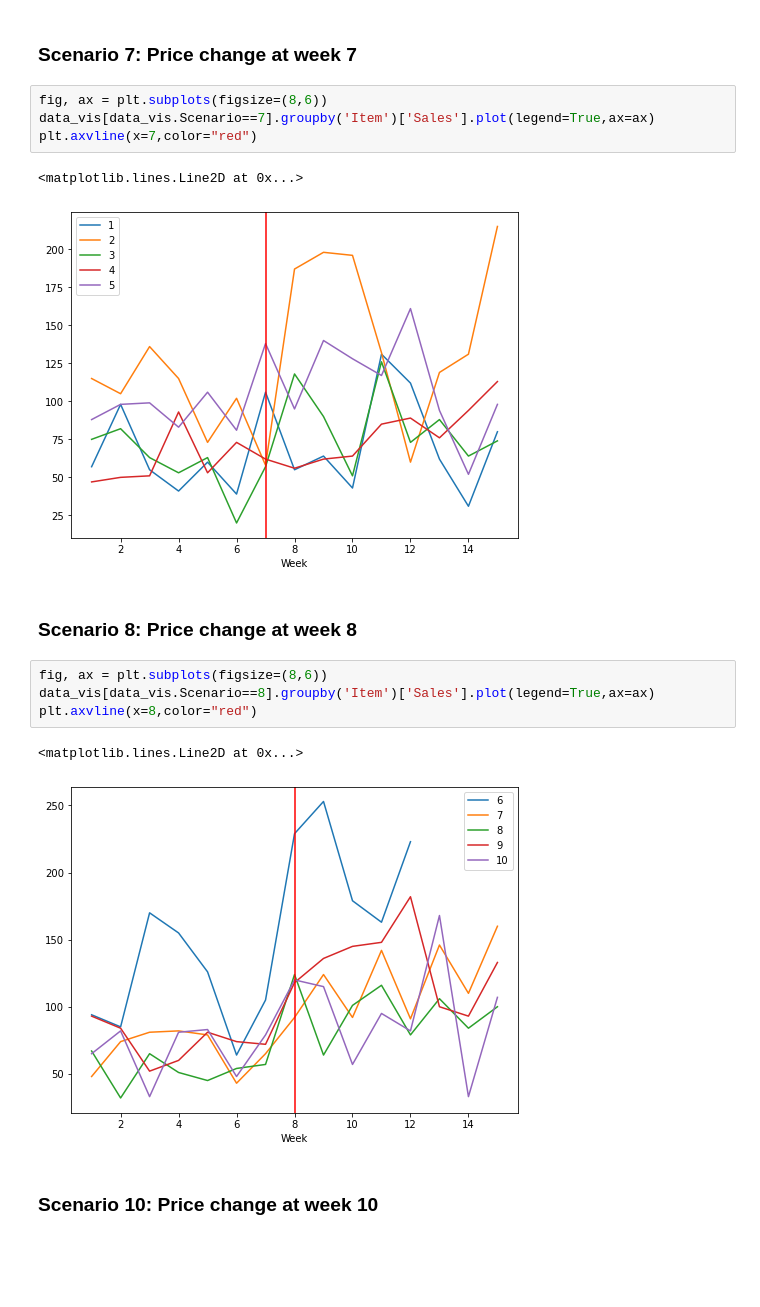
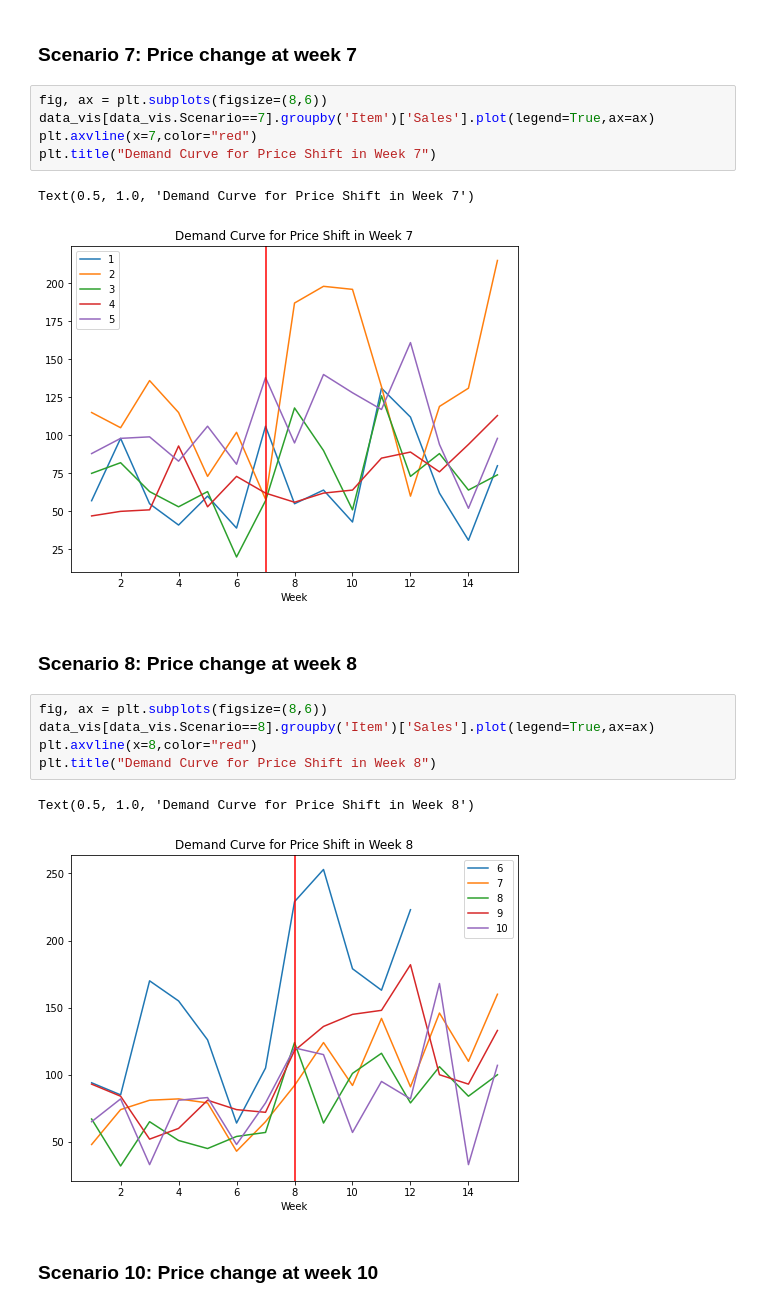
Before and after one commit to anarlewang/revenue_markdown_strategy, a Jupyter notebook: Revenue-A1-Demand-Est.ipynb, the cells around one changed output. Drawn from its saved outputs; the diff is of its cells as text; blank space fills up the shorter version.

Commit message:
Demand Estimations

```diff
--- a/Revenue-A1-Demand-Est.ipynb
+++ b/Revenue-A1-Demand-Est.ipynb
@@ -61,19 +61,21 @@ data_vis = data_input.set_index('Week')
 # %%
 fig, ax = plt.subplots(figsize=(8,6))
 data_vis[data_vis.Scenario==7].groupby('Item')['Sales'].plot(legend=True,ax=ax)
 plt.axvline(x=7,color="red")
+plt.title("Demand Curve for Price Shift in Week 7")
 # %% [output]
-<matplotlib.lines.Line2D at 0x...>
+Text(0.5, 1.0, 'Demand Curve for Price Shift in Week 7')
-[figure, old version]
+[figure, new version]
 # %% [markdown]
 ### Scenario 8: Price change at week 8
 # %%
 fig, ax = plt.subplots(figsize=(8,6))
 data_vis[data_vis.Scenario==8].groupby('Item')['Sales'].plot(legend=True,ax=ax)
 plt.axvline(x=8,color="red")
+plt.title("Demand Curve for Price Shift in Week 8")
 # %% [output]
-<matplotlib.lines.Line2D at 0x...>
+Text(0.5, 1.0, 'Demand Curve for Price Shift in Week 8')
-[figure, old version]
+[figure, new version]
 # %% [markdown]
 ### Scenario 10: Price change at week 10
 # %%
```
Also changed, not shown: parts of 2 cells of this notebook.
